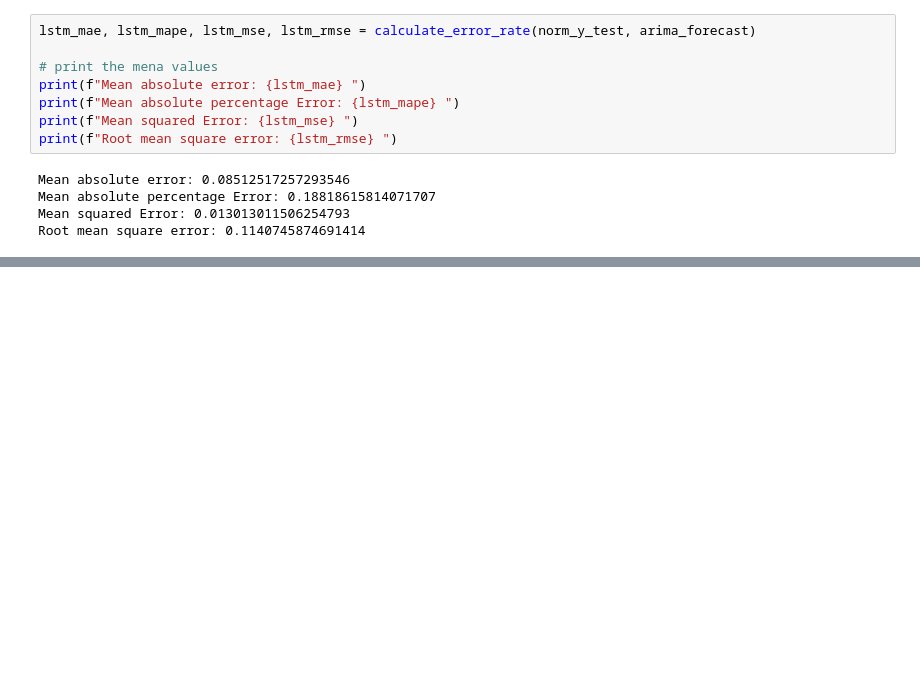
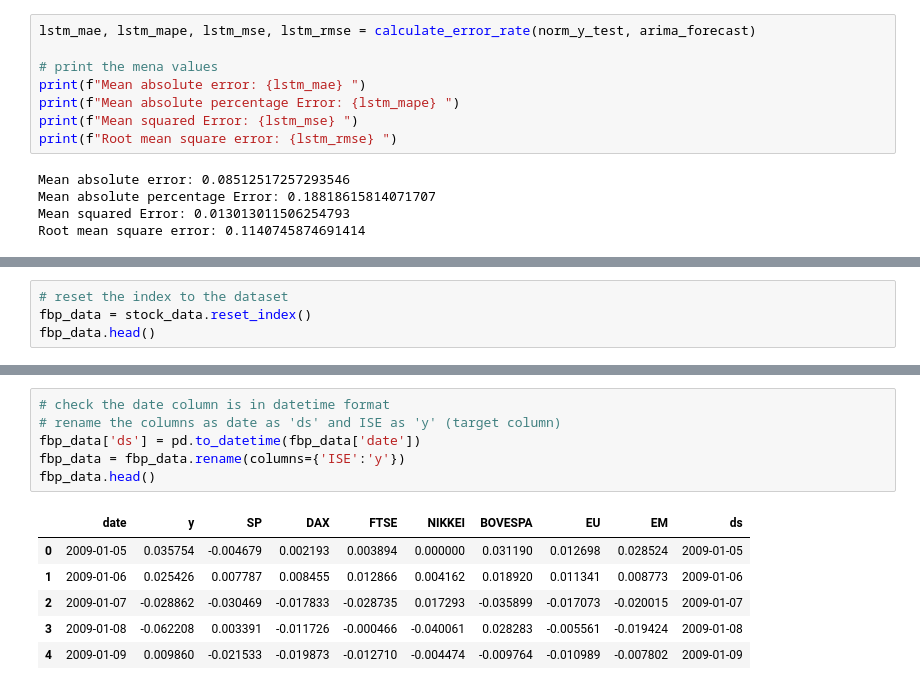
Before and after one commit to RaghavendhraRao/stock_market_prediction_ISE_DSFP, a Jupyter notebook: ds_final_proj_stock_market_colab.ipynb, the cells around one changed output, grey strips where cells are left out. Drawn from its saved outputs; the diff is of its cells as text; blank space fills up the shorter version.

```diff
--- a/ds_final_proj_stock_market_colab.ipynb
+++ b/ds_final_proj_stock_market_colab.ipynb
@@ -984,0 +1011,4 @@ Root mean square error: 0.1140745874691414
+# %%
+# reset the index to the dataset
+fbp_data = stock_data.reset_index()
+fbp_data.head()
@@ -984,0 +1022,13 @@ Root mean square error: 0.1140745874691414
+# %%
+# check the date column is in datetime format
+# rename the columns as date as 'ds' and ISE as 'y' (target column)
+fbp_data['ds'] = pd.to_datetime(fbp_data['date'])
+fbp_data = fbp_data.rename(columns={'ISE':'y'})
+fbp_data.head()
+# %% [output]
+|  | date | y | SP | DAX | FTSE | NIKKEI | BOVESPA | EU | EM | ds |
+| 0 | 2009-01-05 | 0.035754 | -0.004679 | 0.002193 | 0.003894 | 0.000000 | 0.031190 | 0.012698 | 0.028524 | 2009-01-05 |
+| 1 | 2009-01-06 | 0.025426 | 0.007787 | 0.008455 | 0.012866 | 0.004162 | 0.018920 | 0.011341 | 0.008773 | 2009-01-06 |
+| 2 | 2009-01-07 | -0.028862 | -0.030469 | -0.017833 | -0.028735 | 0.017293 | -0.035899 | -0.017073 | -0.020015 | 2009-01-07 |
+| 3 | 2009-01-08 | -0.062208 | 0.003391 | -0.011726 | -0.000466 | -0.040061 | 0.028283 | -0.005561 | -0.019424 | 2009-01-08 |
+| 4 | 2009-01-09 | 0.009860 | -0.021533 | -0.019873 | -0.012710 | -0.004474 | -0.009764 | -0.010989 | -0.007802 | 2009-01-09 |
```
Also changed, not shown: parts of 22 cells of this notebook.
